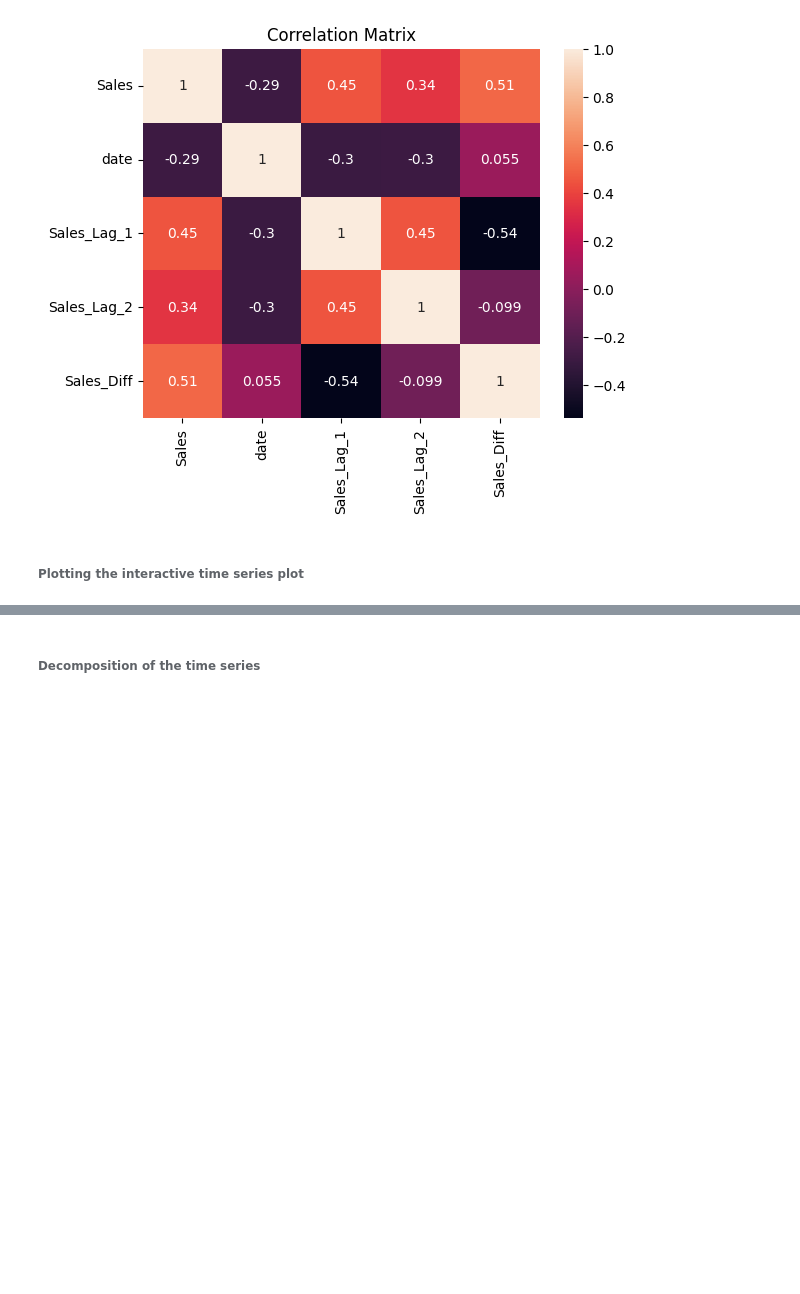
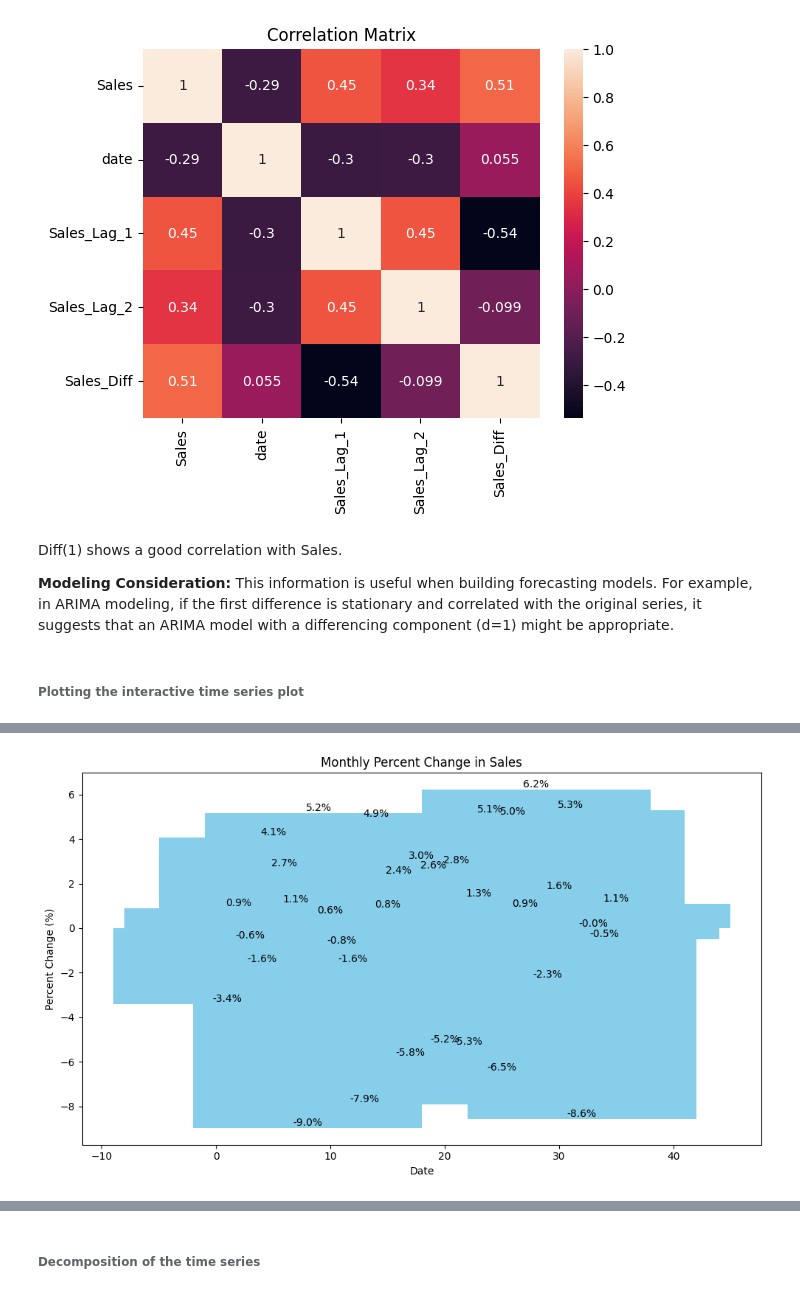
Before and after one commit to deepak-km-yadav/col_pam, a Jupyter notebook: Forecast_Assignment.ipynb, the cells around one changed output, grey strips where cells are left out. Cells and saved outputs as stored; diff of their text form; code cells hidden in the pictures; blank space fills up the shorter version.

```diff
--- a/Forecast_Assignment.ipynb
+++ b/Forecast_Assignment.ipynb
@@ -181,6 +184,12 @@ plt.title('Correlation Matrix')
 plt.show()
 # %% [output]
 [figure]
+# %%
+df.drop(['Sales_Lag_1',	'Sales_Lag_2',	'Sales_Diff'], inplace=True, axis = 1) # Changed 'Drop' to 'drop'
+# %% [markdown]
+Diff(1) shows a good correlation with Sales.<br>
+
+**Modeling Consideration:** This information is useful when building forecasting models. For example, in ARIMA modeling, if the first difference is stationary and correlated with the original series, it suggests that an ARIMA model with a differencing component (d=1) might be appropriate.
 # %% [markdown]
 ###### Plotting the interactive time series plot
 # %%
@@ -193,3 +202,22 @@ fig.update_layout(xaxis_title='Date', yaxis_title='Total ToothBrush Pieces Sold'
 fig.show()
 # %% [output]
 [interactive output not drawn]
+# %%
+# Calculate the percentage change in sales
+df['Percent Change'] = df['Sales'].pct_change() * 100
+
+# Plotting the bar chart with thicker bars and data labels
+plt.figure(figsize=(10, 6))
+bars = plt.bar(df.index, df['Percent Change'], color='skyblue', width=20)  # Thicker bars
+plt.xlabel('Date')
+plt.ylabel('Percent Change (%)')
+plt.title('Monthly Percent Change in Sales')
+
+# Adding data labels to the bars
+for bar in bars:
+    yval = bar.get_height()
+    plt.text(bar.get_x() + bar.get_width() / 2, yval, f'{yval:.1f}%', va='bottom', ha='center')
+
+plt.tight_layout()
+plt.show()
+# %% [output]
@@ -195,0 +226 @@ fig.show()
+[figure, added]
```
Also changed, not shown: parts of 31 cells of this notebook.
